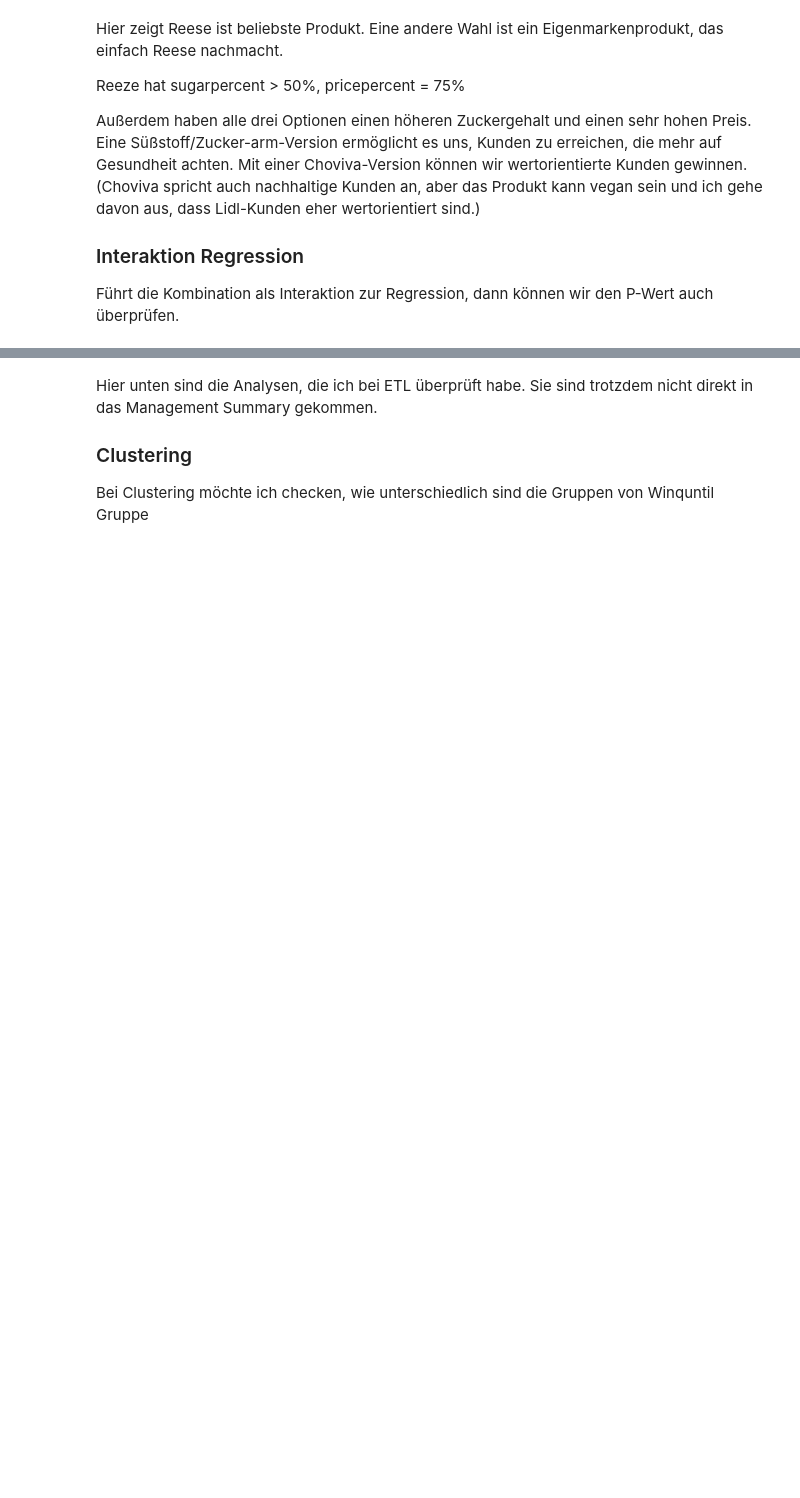
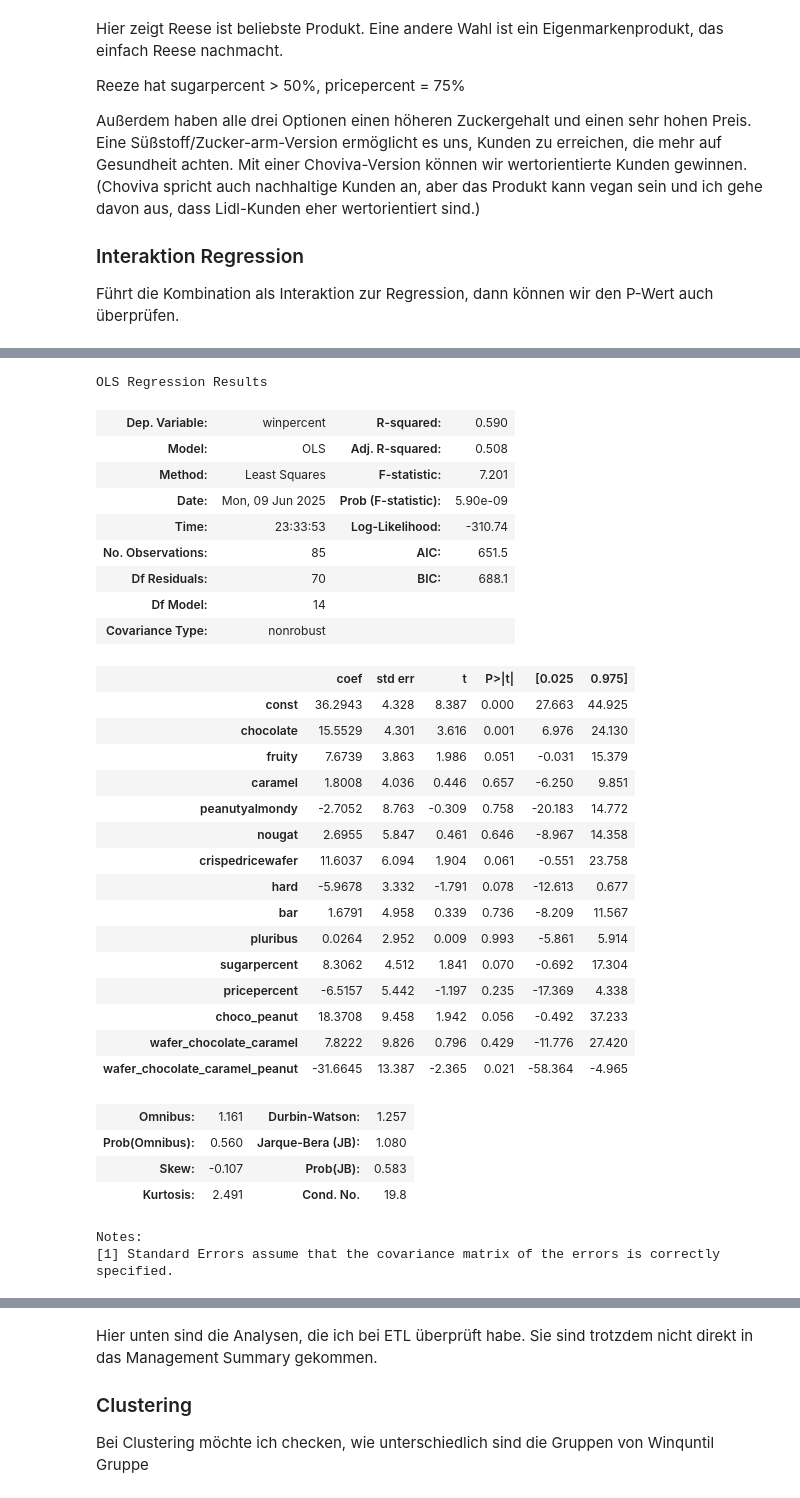
Before and after one commit to amanda8412383/candy_ranking, a Jupyter notebook: etl.ipynb, the cells around one changed output, grey strips where cells are left out. Cells and saved outputs as stored; diff of their text form; code cells hidden in the pictures; blank space fills up the shorter version.

```diff
--- a/etl.ipynb
+++ b/etl.ipynb
@@ -295,0 +343,38 @@ Führt die Kombination als Interaktion zur Regression, dann können wir den P-We
+# %%
+x1 = df_interaktionen.loc[:, ~df_interaktionen.columns.isin(['winpercent'])]
+x = sm.add_constant(x1)
+results = sm.OLS(y,x).fit()
+results.summary()
+# %% [output]
+OLS Regression Results
+| Dep. Variable: | winpercent | R-squared: | 0.590 |
+| Model: | OLS | Adj. R-squared: | 0.508 |
+| Method: | Least Squares | F-statistic: | 7.201 |
+| Date: | Mon, 09 Jun 2025 | Prob (F-statistic): | 5.90e-09 |
+| Time: | 23:33:53 | Log-Likelihood: | -310.74 |
+| No. Observations: | 85 | AIC: | 651.5 |
+| Df Residuals: | 70 | BIC: | 688.1 |
+| Df Model: | 14 |  |  |
+| Covariance Type: | nonrobust |  |  |
+|  | coef | std err | t | P>|t| | [0.025 | 0.975] |
+| const | 36.2943 | 4.328 | 8.387 | 0.000 | 27.663 | 44.925 |
+| chocolate | 15.5529 | 4.301 | 3.616 | 0.001 | 6.976 | 24.130 |
+| fruity | 7.6739 | 3.863 | 1.986 | 0.051 | -0.031 | 15.379 |
+| caramel | 1.8008 | 4.036 | 0.446 | 0.657 | -6.250 | 9.851 |
+| peanutyalmondy | -2.7052 | 8.763 | -0.309 | 0.758 | -20.183 | 14.772 |
+| nougat | 2.6955 | 5.847 | 0.461 | 0.646 | -8.967 | 14.358 |
+| crispedricewafer | 11.6037 | 6.094 | 1.904 | 0.061 | -0.551 | 23.758 |
+| hard | -5.9678 | 3.332 | -1.791 | 0.078 | -12.613 | 0.677 |
+| bar | 1.6791 | 4.958 | 0.339 | 0.736 | -8.209 | 11.567 |
+| pluribus | 0.0264 | 2.952 | 0.009 | 0.993 | -5.861 | 5.914 |
+| sugarpercent | 8.3062 | 4.512 | 1.841 | 0.070 | -0.692 | 17.304 |
+| pricepercent | -6.5157 | 5.442 | -1.197 | 0.235 | -17.369 | 4.338 |
+| choco_peanut | 18.3708 | 9.458 | 1.942 | 0.056 | -0.492 | 37.233 |
+| wafer_chocolate_caramel | 7.8222 | 9.826 | 0.796 | 0.429 | -11.776 | 27.420 |
+| wafer_chocolate_caramel_peanut | -31.6645 | 13.387 | -2.365 | 0.021 | -58.364 | -4.965 |
+| Omnibus: | 1.161 | Durbin-Watson: | 1.257 |
+| Prob(Omnibus): | 0.560 | Jarque-Bera (JB): | 1.080 |
+| Skew: | -0.107 | Prob(JB): | 0.583 |
+| Kurtosis: | 2.491 | Cond. No. | 19.8 |
+Notes:
+[1] Standard Errors assume that the covariance matrix of the errors is correctly specified.
```
Also changed, not shown: parts of 14 cells of this notebook.
